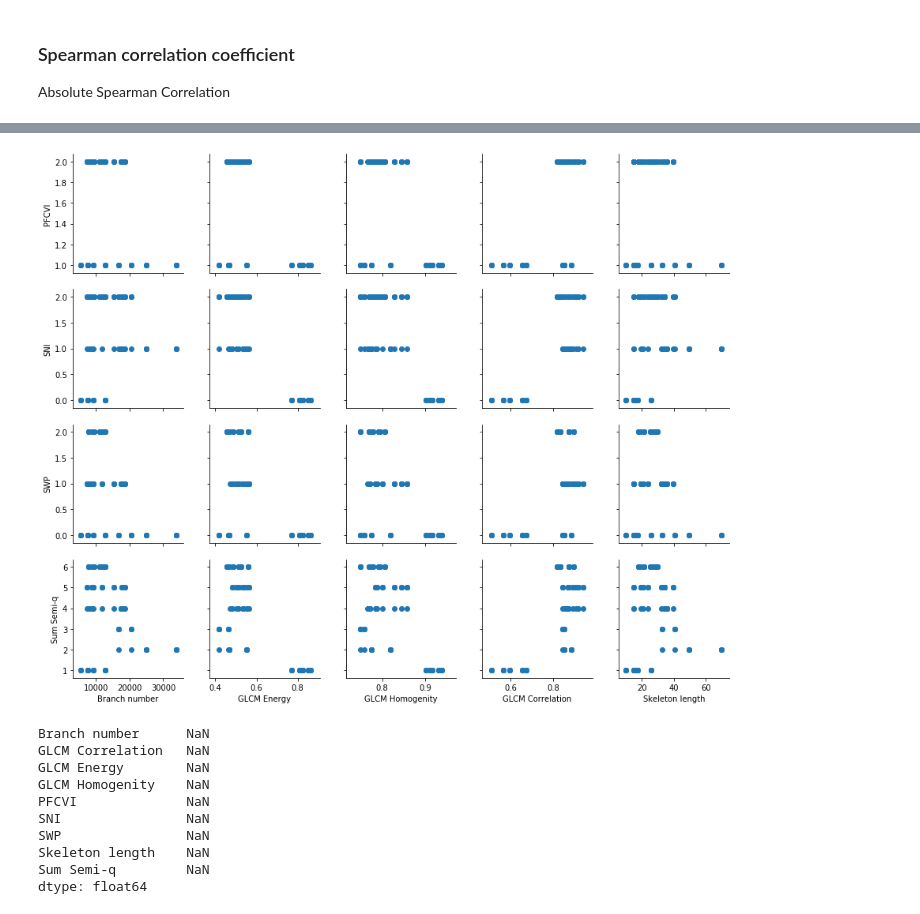
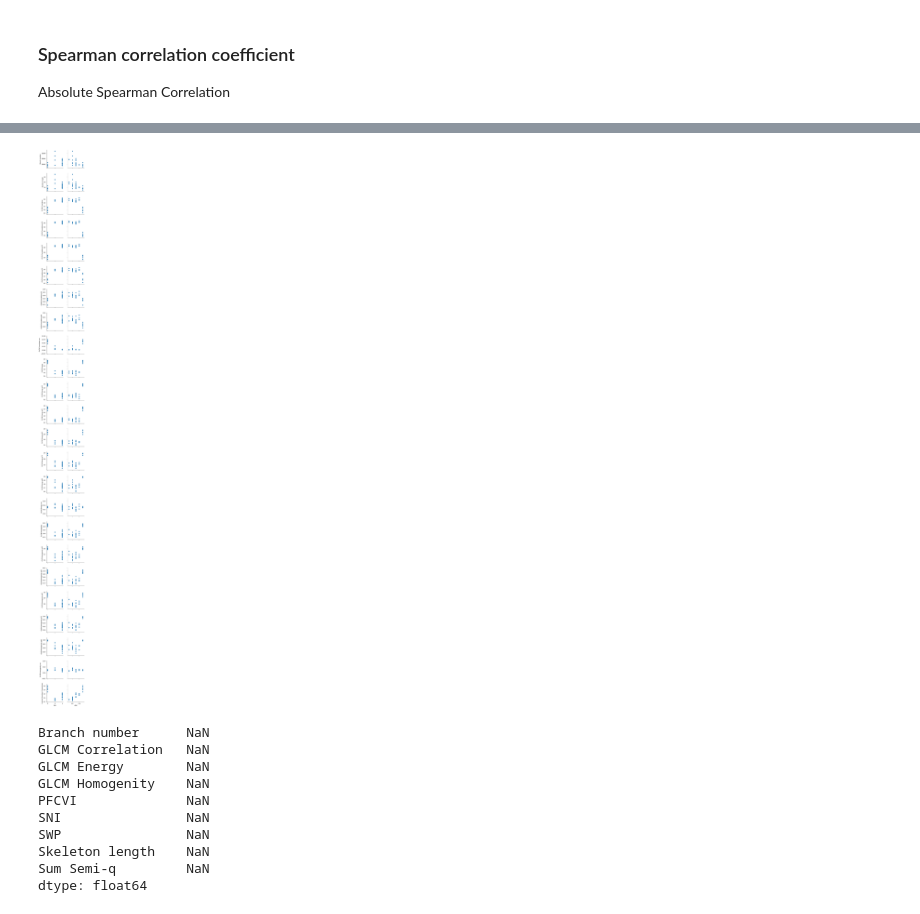
Before and after one commit to mjirik/scaffan, a Jupyter notebook: experiments/lobulus_area_evaluation.ipynb, the cells around one changed output, grey strips where cells are left out. Cells and saved outputs as stored; diff of their text form; code cells hidden in the pictures.

```diff
--- a/experiments/lobulus_area_evaluation.ipynb
+++ b/experiments/lobulus_area_evaluation.ipynb
@@ -63,12 +71,15 @@ Index(['Annotation Color', 'Annotation Details', 'Annotation ID',
 # %%
-dfcor = df[
-    (df["Experiment Title"] == "first area evaluation") & (df["Scaffan Version"] == "0.11.3")
+dfselector =  (df["Experiment Title"] == "first area evaluation") & (df["Scaffan Version"] == "0.13.2")
+dfcor = df[dfselector
 ][["Branch number", "GLCM Energy", "GLCM Homogenity", "GLCM Correlation", "Skeleton length",
             "PFCVI",
             "SNI",
             "SWP",
+   "CMP",
+   "Annotation Details"
 #             "Sum Semi-q",
-   "Experiment Title", "Scaffan Version"]]
+#    "Experiment Title", "Scaffan Version"
+  ]]
 dfcor
 # %% [output]
 |  | Branch number | GLCM Energy | GLCM Homogenity | GLCM Correlation | Skeleton length | PFCVI | SNI | ... |
@@ -101,6 +112,19 @@ dfcor
 ### Spearman correlation coefficient
 
 Absolute Spearman Correlation
+# %%
+features = [
+    "Branch number", "Skeleton length",
+                                  'GLCM Correlation',
+       'GLCM Correlation p10', 'GLCM Correlation p25', 'GLCM Correlation p50',
+       'GLCM Correlation p75', 'GLCM Correlation p90', 'GLCM Correlation var',
+       'GLCM Energy', 'GLCM Energy p10', 'GLCM Energy p25', 'GLCM Energy p50',
+       'GLCM Energy p75', 'GLCM Energy p90', 'GLCM Energy var',
+       'GLCM Homogenity', 'GLCM Homogenity p10', 'GLCM Homogenity p25',
+       'GLCM Homogenity p50', 'GLCM Homogenity p75', 'GLCM Homogenity p90',
+       'GLCM Homogenity var',
+        'Lobulus Boundary Compactness',
+           ]
 # %%
 # cm =sns.color_palette("coolwarm", 7, as_cmap=True)
 cm = sns.light_palette("green", as_cmap=True)
@@ -119,9 +181,19 @@ dfcor.corr('spearman').abs()[:5][["PFCVI", "SNI", "SWP",
 # %%
 # iris = sns.load_dataset("iris")
-g = sns.PairGrid(df, x_vars=["Branch number", "GLCM Energy", "GLCM Homogenity", "GLCM Correlation", "Skeleton length"], y_vars=["PFCVI", "SNI", "SWP", "Sum Semi-q"])
+g = sns.PairGrid(
+    df[dfselector], y_vars=[
+        *features
+    ],
+    x_vars=[
+#     "PFCVI",
+        "SNI",
+#         "SWP",
+        "CMP"
+#     "Sum Semi-q",
+    ])
 g.map(plt.scatter);
 # %% [output]
-[figure, old version]
+[figure, new version]
 # %%
 df[["Branch number", "GLCM Energy", "GLCM Homogenity", "GLCM Correlation"]].corrwith(df[["Skeleton length", "PFCVI", "SNI", "SWP", "Sum Semi-q"]])
 # %% [output]
```
Also changed, not shown: parts of 16 cells of this notebook.
